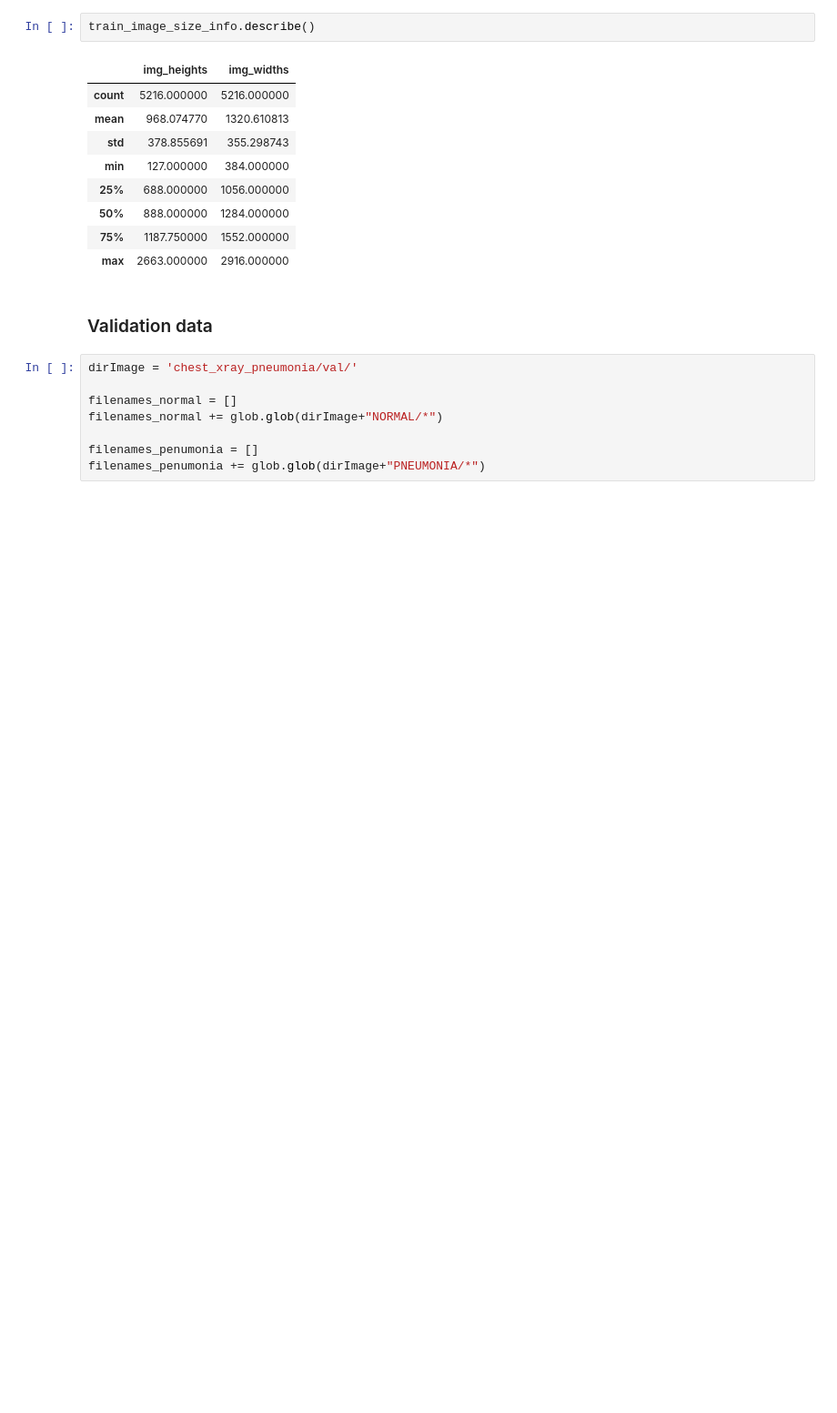
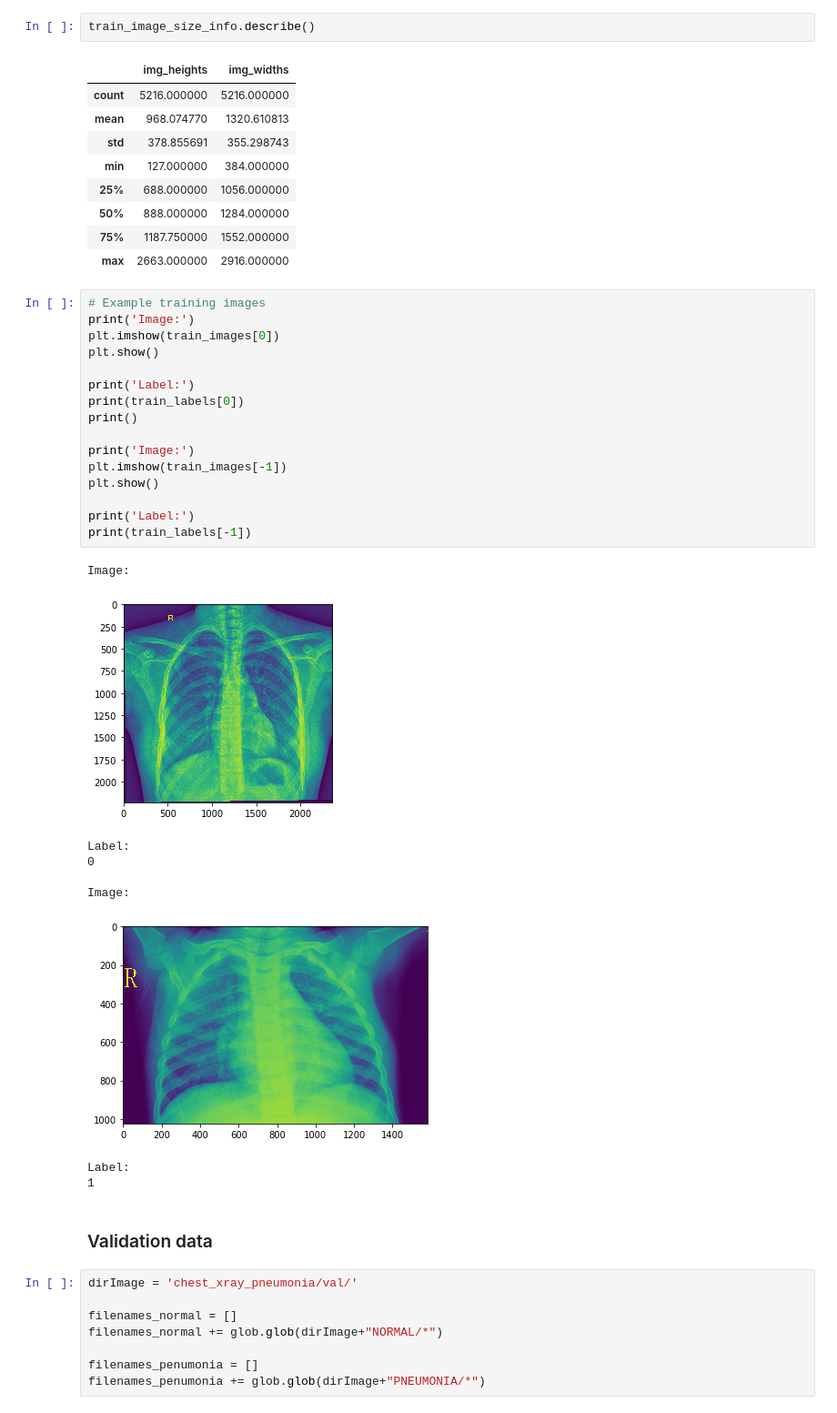
Before and after one commit to khyatimahajan/ml_project_fall_2019, a Jupyter notebook: Step 1 - reading data.ipynb, the cells around one changed output. Shown: that part at 91% size. Saved outputs shown, nothing was run; the diff lists cells and outputs as text; blank space fills up the shorter version.

```diff
--- a/Step 1 - reading data.ipynb
+++ b/Step 1 - reading data.ipynb
@@ -61,6 +63,32 @@ train_image_size_info.describe()
 | 50% | 888.000000 | 1284.000000 |
 | 75% | 1187.750000 | 1552.000000 |
 | max | 2663.000000 | 2916.000000 |
+# %%
+# Example training images
+print('Image:')
+plt.imshow(train_images[0])
+plt.show()
+
+print('Label:')
+print(train_labels[0])
+print()
+
+print('Image:')
+plt.imshow(train_images[-1])
+plt.show()
+
+print('Label:')
+print(train_labels[-1])
+# %% [output]
+Image:
+[figure, added]
+Label:
+0
+
+Image:
+[figure, added]
+Label:
+1
 # %% [markdown]
 ### Validation data
 # %%
```
Also changed, not shown: parts of 8 cells of this notebook.
